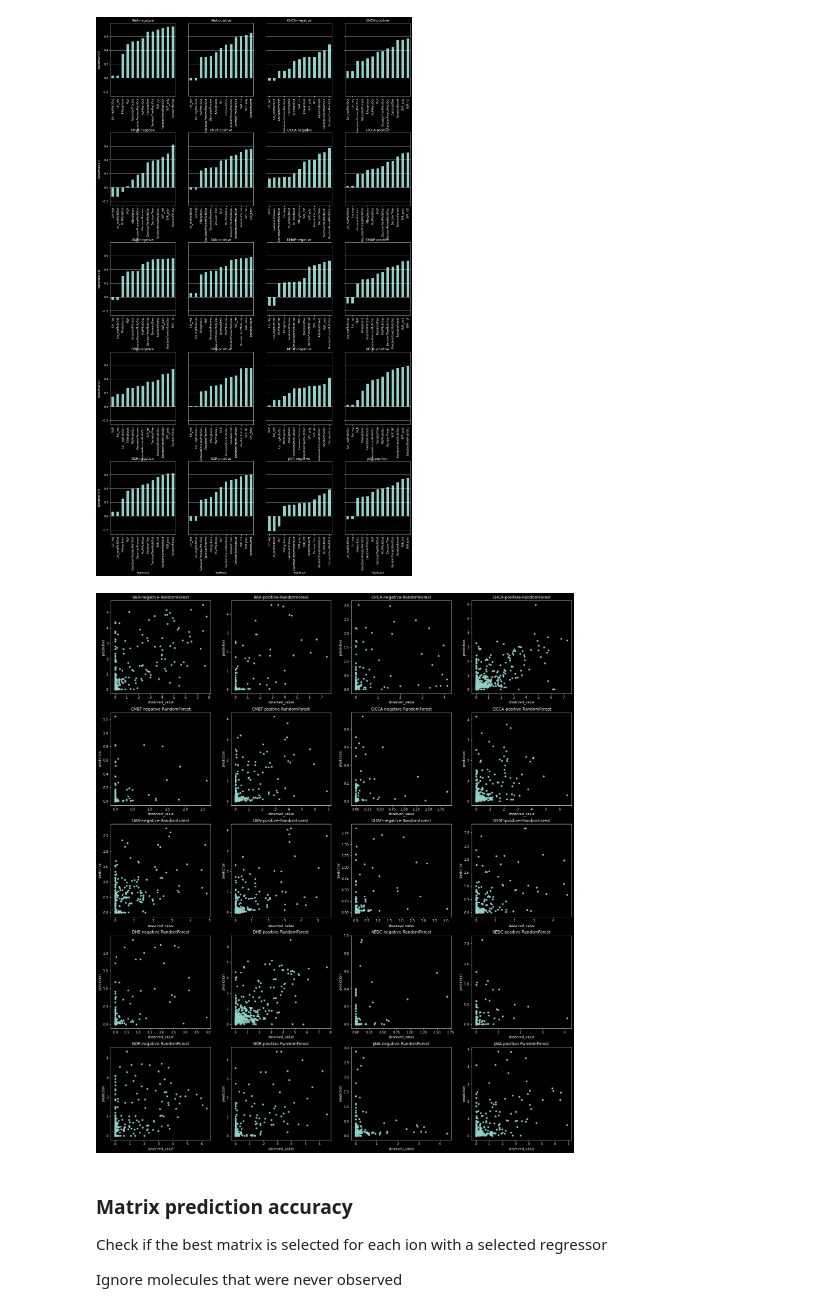
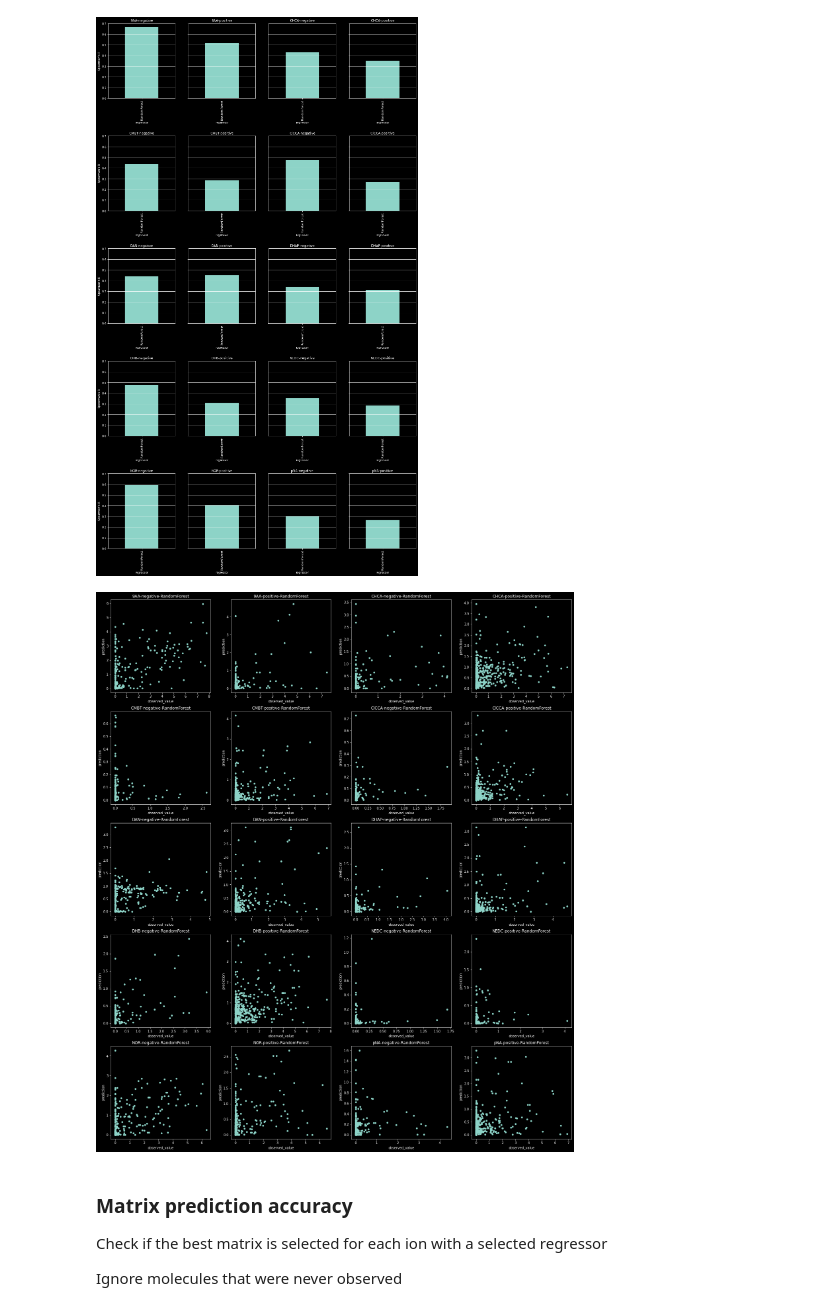
Before and after one commit to alexandrovteam/predicting-APMALDI-response, a Jupyter notebook: notebooks/evaluation.ipynb, the cells around one changed output. Drawn from its saved outputs; the diff is of its cells as text; code cells hidden in the pictures.

Commit message:
Add results for training with single feature

```diff
--- a/notebooks/evaluation.ipynb
+++ b/notebooks/evaluation.ipynb
@@ -32,0 +19,3 @@ regression_results = regression_results.rename(columns={"pred_all_feat": "predic
+# %%
+# Alternative data:
+regression_results = pd.read_csv("../results/multioutput/regression/regr_results_single_mol_feat.csv", index_col=0)
@@ -35,7 +26,7 @@ regression_results = regression_results.rename(columns={"pred_all_feat": "predic
 regression_metrics = pd.DataFrame(columns = ['matrix', 'polarity', 'regressor', "Spearman's R",
                                              'S pval', "Pearson's R", 'P pval', 'RMSE', 'RMSE/std', 'non-zero obs'])
 counter = 0
-for (matrix, polarity, regressor), rows in regression_results.groupby(['Matrix short', 'Polarity', 'regressor']):
+for (matrix, polarity, regressor), rows in regression_results.groupby(['matrix', 'polarity', 'regressor']):
     # remove zero intensity molecules if needed (optional)
     rows = rows[rows['observed_value']!=0]
 
@@ -106,23 +102,23 @@ plt.subplots_adjust(hspace=0.5)
 
 plt.show()
 # %% [output]
-[figure, old version]
+[figure, new version]
 # %%
 fig, axes = plt.subplots(ncols=4,nrows=5, figsize= (25, 30))
 ax_list = axes.flat
 
 regressor = "RandomForest"
 
 i = 0
-for (matrix, polarity), rows in regression_results.groupby(['Matrix short', 'Polarity']):
+for (matrix, polarity), rows in regression_results.groupby(['matrix', 'polarity']):
     rows[rows.regressor == regressor].plot.scatter(x = 'observed_value', y= 'prediction',
                                                    ax = ax_list[i], title=f"{matrix}-{polarity}-{regressor}")
     i+=1
 
 plt.subplots_adjust(hspace=0.2, wspace=0.2)
 plt.show()
 # %% [output]
-[figure, old version]
+[figure, new version]
 # %% [markdown]
 ### Matrix prediction accuracy
 Check if the best matrix is selected for each ion with a selected regressor
```
Also changed, not shown: parts of 8 cells of this notebook, 2 other files.
